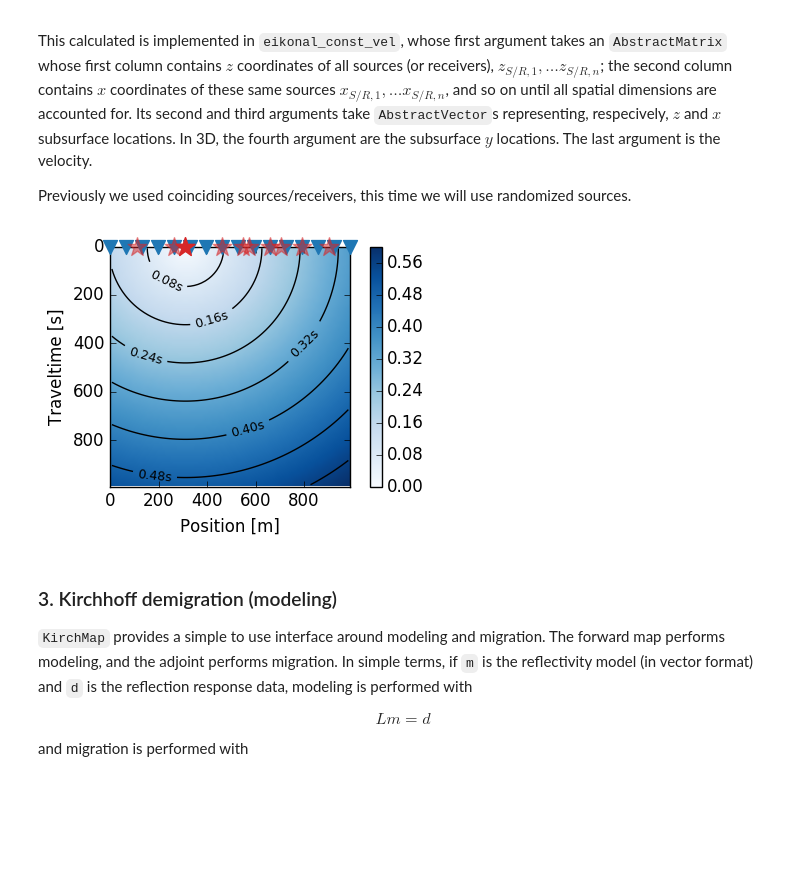
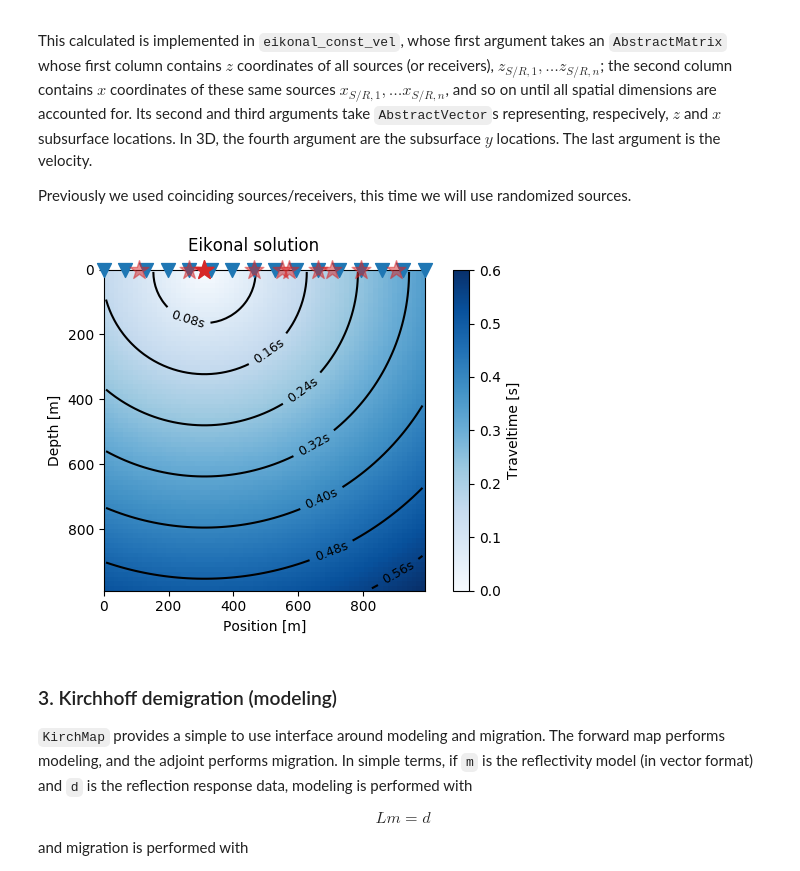
Before and after one commit to cako/KirchMig.jl, a Jupyter notebook: notebooks/LayerCake-RegularizationPart1.ipynb, the cells around one changed output. Saved outputs shown, nothing was run; the diff lists cells and outputs as text; code cells hidden in the pictures; blank space fills up the shorter version.

```diff
--- a/notebooks/LayerCake-RegularizationPart1.ipynb
+++ b/notebooks/LayerCake-RegularizationPart1.ipynb
@@ -87,30 +93,31 @@ Previously we used coinciding sources/receivers, this time we will use randomize
 nr = 46
 
 rec_z = zeros(nr)
-rec_x = linspace(x[1], x[end], nr)
+rec_x = range(x[1], stop=x[end], length=nr)
 
 ns = 10
-srand(12)
+seed!(12)
 src_z = zeros(ns)
 src_x = sort(rec_x[randperm(nr)][1:ns])
 
-
 trav_r = KirchMig.eikonal_const_vel([rec_z rec_x], z, x, vel[1]);
 trav_s = KirchMig.eikonal_const_vel([src_z src_x], z, x, vel[1]);
 # %%
-fig, ax = plt.subplots(figsize=(5,3))
+fig, ax = plt.subplots(figsize=(6,4))
 cax = ax[:imshow](trav_s[:,:,div(ns,3)], extent=[x[1], x[end], z[end], z[1]],
     vmin=0, vmax=maximum(abs.(trav_s[:,:,div(ns,3)])), aspect="equal", cmap="Blues")
-ax[:set](xlabel="Position [m]", ylabel="Depth [m]")
 cbar = fig[:colorbar](cax, ax=ax)
+cbar[:ax][:set](ylabel="Traveltime [s]");
 ax[:scatter](rec_x[1:3:end], rec_z[1:3:end], color="#1f77b4", marker="v", s=100, clip_on=false, zorder=100)
 ax[:scatter](src_x, src_z, color="#d62728", alpha=0.5, marker="*", s=200, clip_on=false, zorder=100)
 ax[:scatter](src_x[div(ns,3)], src_z[div(ns,3)], color="#d62728", marker="*", s=200, clip_on=false, zorder=100)
 con = ax[:contour](trav_s[:,:,div(ns,3)], extent=[x[1], x[end], z[end], z[1]], origin="upper", colors="k")
 plt.clabel(con, fontsize=9, inline=1, fmt="%1.2fs");
-ax[:set](ylabel="Traveltime [s]", xlim=(x[1], x[end]), ylim=(z[end], z[1]));
+ax[:set](xlim=(x[1], x[end]), ylim=(z[end], z[1]), xlabel="Position [m]", ylabel="Depth [m]")
+fig[:suptitle]("Eikonal solution", y=1.03)
+fig[:tight_layout]();
 # %% [output]
-[figure, old version]
+[figure, new version]
 # %% [markdown]
 ### 3. Kirchhoff demigration (modeling)
 
```
Also changed, not shown: parts of 18 cells of this notebook, 1 other file.
